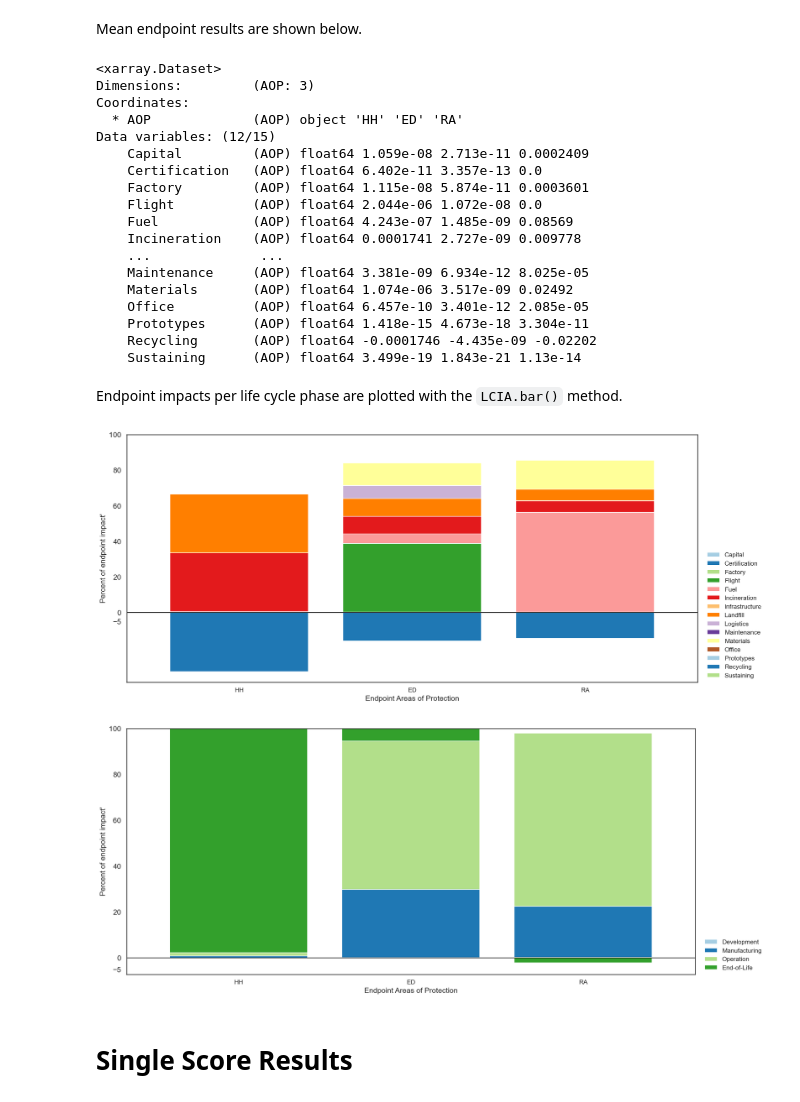
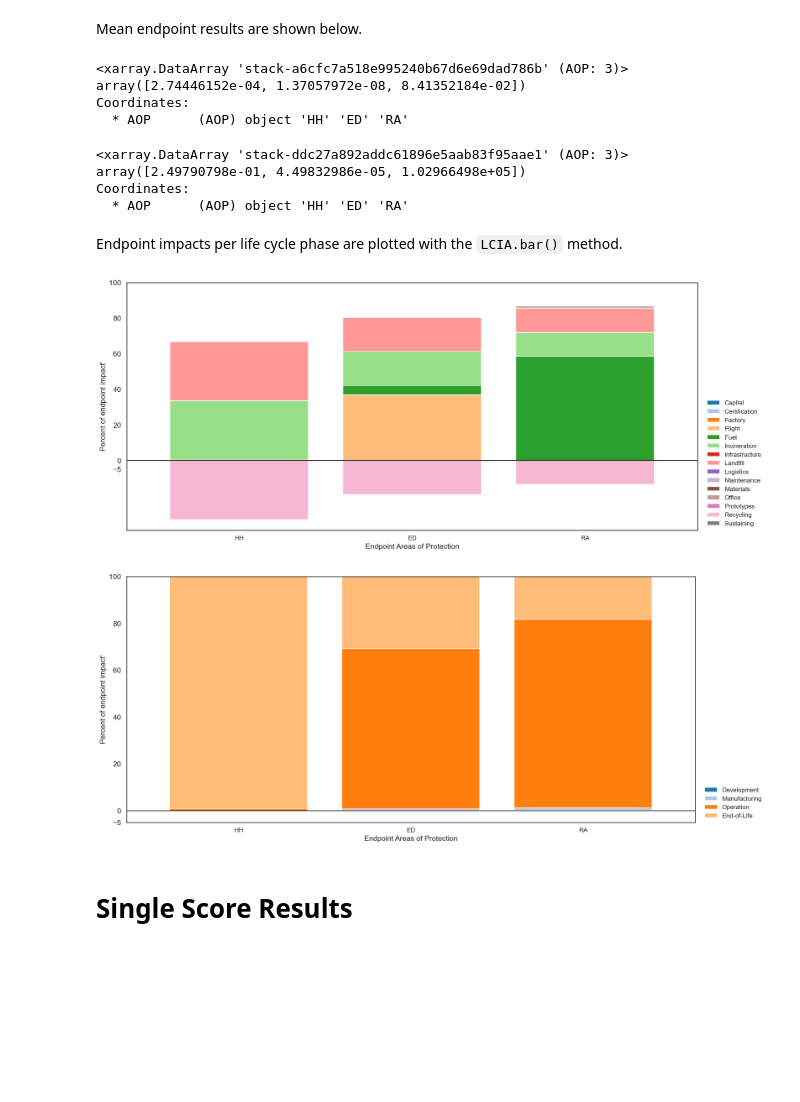
Before and after one commit to gparolin/AEco, a Jupyter notebook: Scripts/view.ipynb, the cells around one changed output. Saved outputs shown, nothing was run; the diff lists cells and outputs as text; code cells hidden in the pictures; blank space fills up the shorter version.

```diff
--- a/Scripts/view.ipynb
+++ b/Scripts/view.ipynb
@@ -25,10 +25,8 @@ no_pest_phases = {'Development': ['Office','Infrastructure','Capital','Prototype
                 'End-of-Life': ['Recycling','Landfill','Incineration']
                 }
 # %%
-aeco_pest = LCIA.load(path, chunks={}, LCI=False, CTV=True)
+aeco_pest = LCIA.load(path, chunks={}, LCI=False, CTV=False)
 aeco_no_pest = LCIA.load(path, chunks={}, LCI=False, CTV=False, no_pest=True, phases=no_pest_phases)
-#bravo = LCIA.load(bravo_path, chunks={}, LCI=False, CTV=False)
-#echo = LCIA.load(echo_path, chunks={}, LCI=False, CTV=False)
 # %% [markdown]
 Values extracted from `calc` notebook
 # %%
@@ -158,36 +156,29 @@ aeco.dist('EP', save=False)
 # %% [markdown]
 Mean endpoint results are shown below.
 # %%
-aeco_no_pest.mean('EP', by='subphase').compute()
+aeco_no_pest.mean('EP', by='sum').compute()
 # %% [output]
-<xarray.Dataset>
-Dimensions:         (AOP: 3)
+<xarray.DataArray 'stack-a6cfc7a518e995240b67d6e69dad786b' (AOP: 3)>
+array([2.74446152e-04, 1.37057972e-08, 8.41352184e-02])
 Coordinates:
-  * AOP             (AOP) object 'HH' 'ED' 'RA'
-Data variables: (12/15)
-    Capital         (AOP) float64 1.059e-08 2.713e-11 0.0002409
-    Certification   (AOP) float64 6.402e-11 3.357e-13 0.0
-    Factory         (AOP) float64 1.115e-08 5.874e-11 0.0003601
-    Flight          (AOP) float64 2.044e-06 1.072e-08 0.0
-    Fuel            (AOP) float64 4.243e-07 1.485e-09 0.08569
-    Incineration    (AOP) float64 0.0001741 2.727e-09 0.009778
-    ...              ...
-    Maintenance     (AOP) float64 3.381e-09 6.934e-12 8.025e-05
-    Materials       (AOP) float64 1.074e-06 3.517e-09 0.02492
-    Office          (AOP) float64 6.457e-10 3.401e-12 2.085e-05
-    Prototypes      (AOP) float64 1.418e-15 4.673e-18 3.304e-11
-    Recycling       (AOP) float64 -0.0001746 -4.435e-09 -0.02202
-    Sustaining      (AOP) float64 3.499e-19 1.843e-21 1.13e-14
+  * AOP      (AOP) object 'HH' 'ED' 'RA'
+# %%
+aeco_pest.mean('EP', by='sum').compute()
+# %% [output]
+<xarray.DataArray 'stack-ddc27a892addc61896e5aab83f95aae1' (AOP: 3)>
+array([2.49790798e-01, 4.49832986e-05, 1.02966498e+05])
+Coordinates:
+  * AOP      (AOP) object 'HH' 'ED' 'RA'
 # %% [markdown]
 Endpoint impacts per life cycle phase are plotted with the `LCIA.bar()` method.
 # %%
-aeco_no_pest.bar('EP', subphase=True, save=False, palette=pal)
+aeco_no_pest.bar('EP', subphase=True, save=False, palette='tab20')
 # %% [output]
-[figure, old version]
+[figure, new version]
 # %%
-aeco_no_pest.bar('EP', subphase=False, save=False, palette=pal)
+aeco_no_pest.bar('EP', subphase=False, save=False, palette='tab20')
 # %% [output]
-[figure, old version]
+[figure, new version]
 # %% [markdown]
 # Single Score Results
 # %% [markdown]
```
Also changed, not shown: parts of 9 cells of this notebook, 4 other files.
